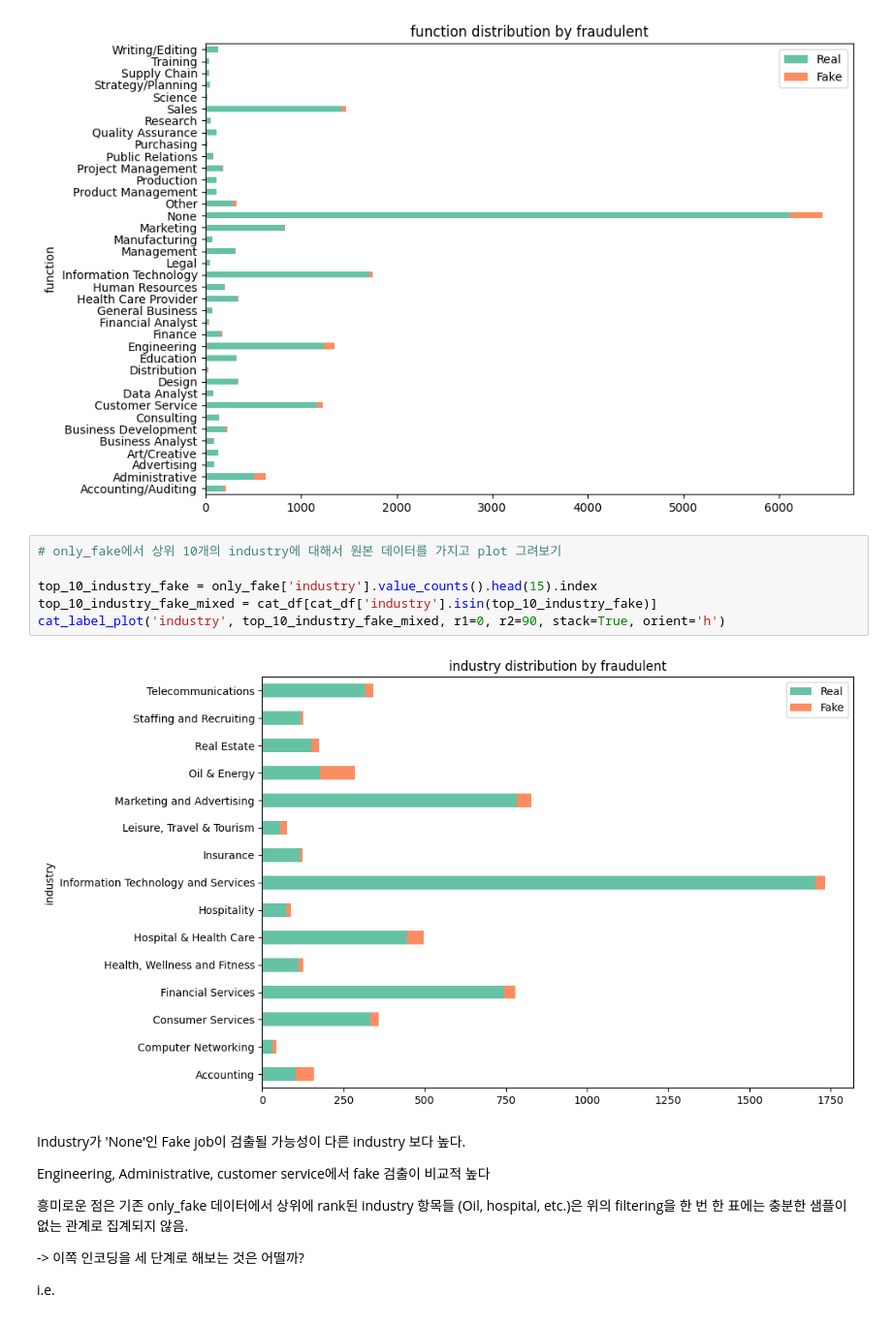
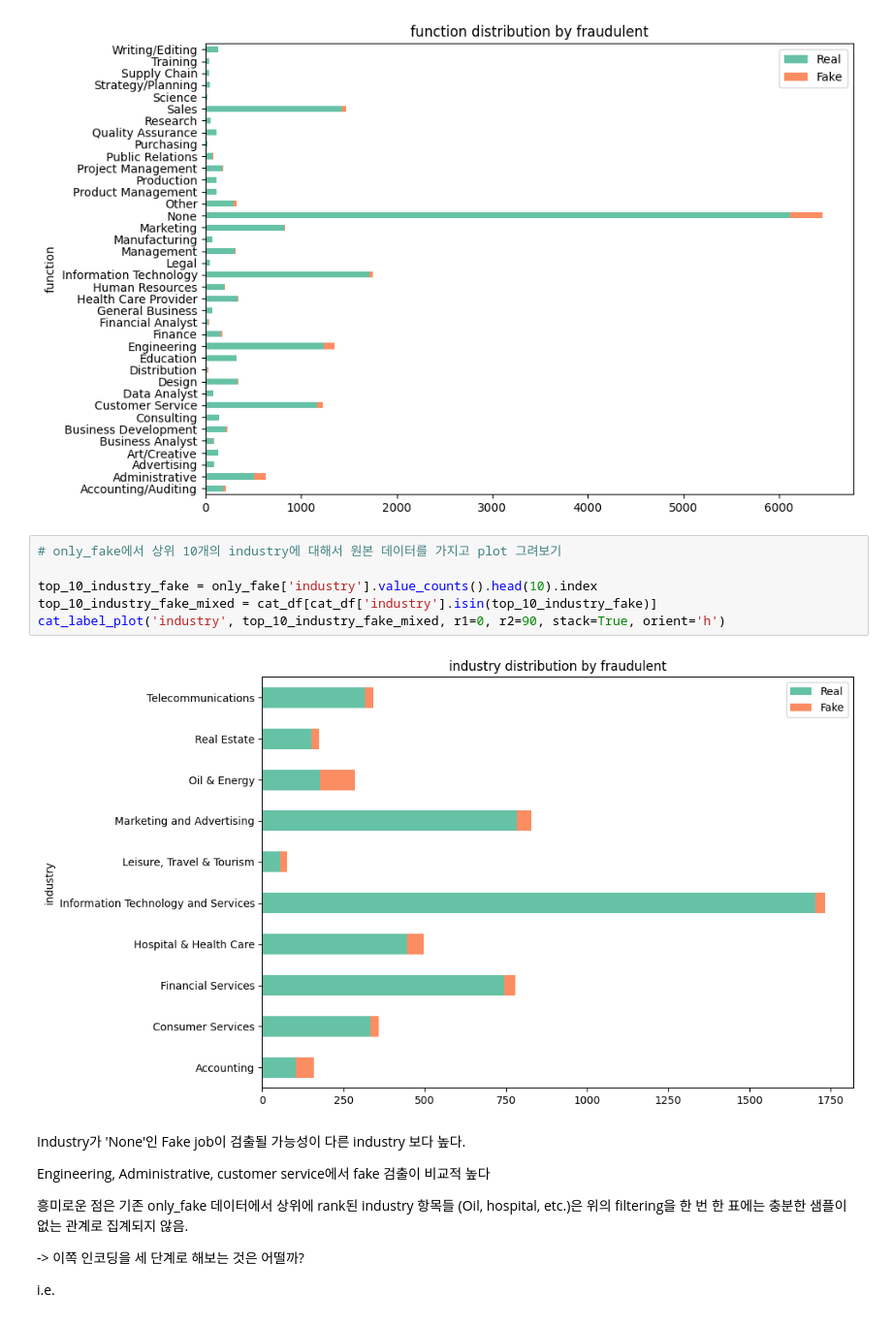
Before and after one commit to glistering96/BigDataAnalysis-HYU-IE, a Jupyter notebook: notebook/EDA_김원준.ipynb, the cells around one changed output. Shown at 97% size. Drawn from its saved outputs; the diff is of its cells as text.

```diff
--- a/notebook/EDA_김원준.ipynb
+++ b/notebook/EDA_김원준.ipynb
@@ -221,11 +221,11 @@ cat_label_plot('function', replace_value('industry', cat_df, 0.000001), r1=0, r2
 # %%
 # only_fake에서 상위 10개의 industry에 대해서 원본 데이터를 가지고 plot 그려보기
 
-top_10_industry_fake = only_fake['industry'].value_counts().head(15).index
+top_10_industry_fake = only_fake['industry'].value_counts().head(10).index
 top_10_industry_fake_mixed = cat_df[cat_df['industry'].isin(top_10_industry_fake)]
 cat_label_plot('industry', top_10_industry_fake_mixed, r1=0, r2=90, stack=True, orient='h')
 # %% [output]
-[figure, old version]
+[figure, new version]
 # %% [markdown]
 Industry가 'None'인 Fake job이 검출될 가능성이 다른 industry 보다 높다.
 
```
Also changed, not shown: parts of 8 cells of this notebook.
